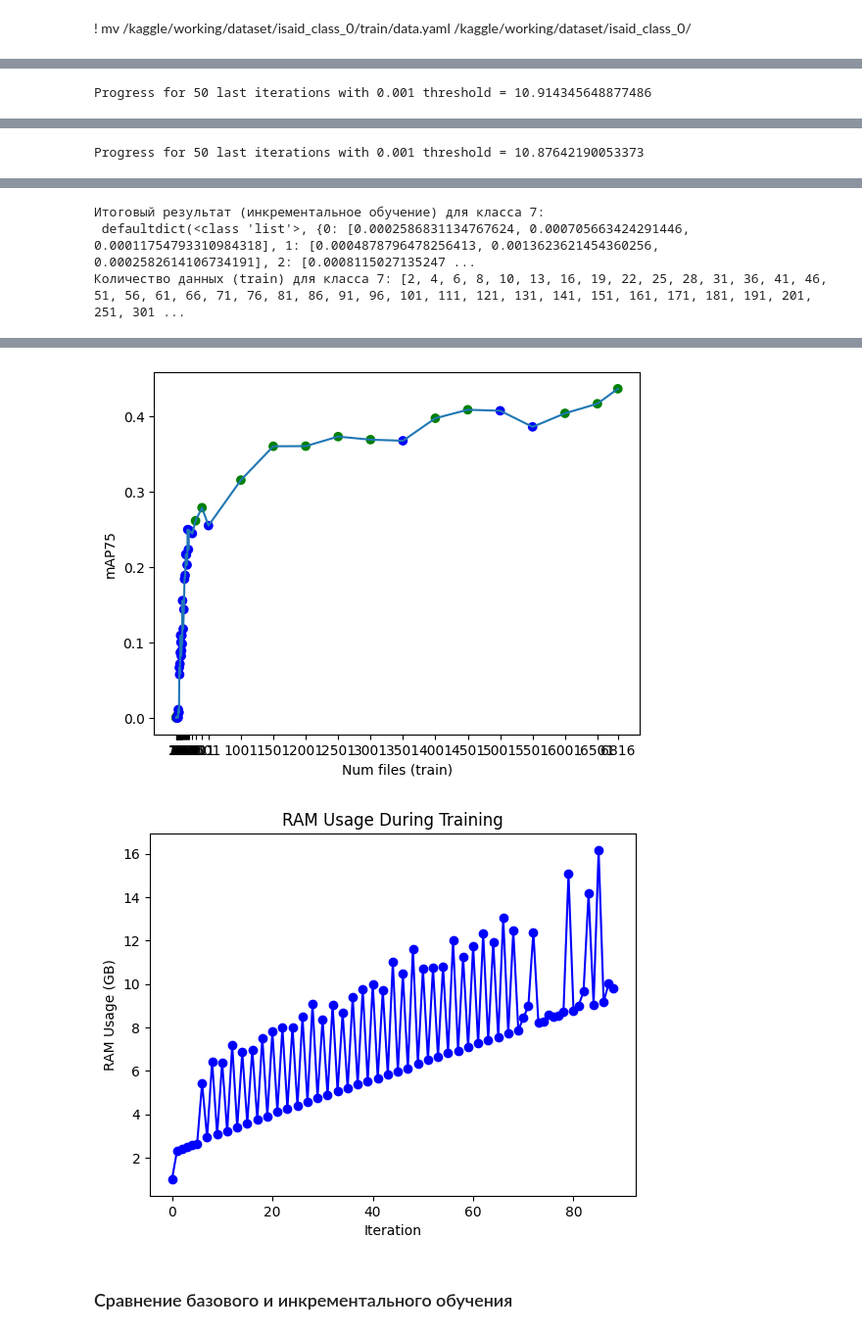
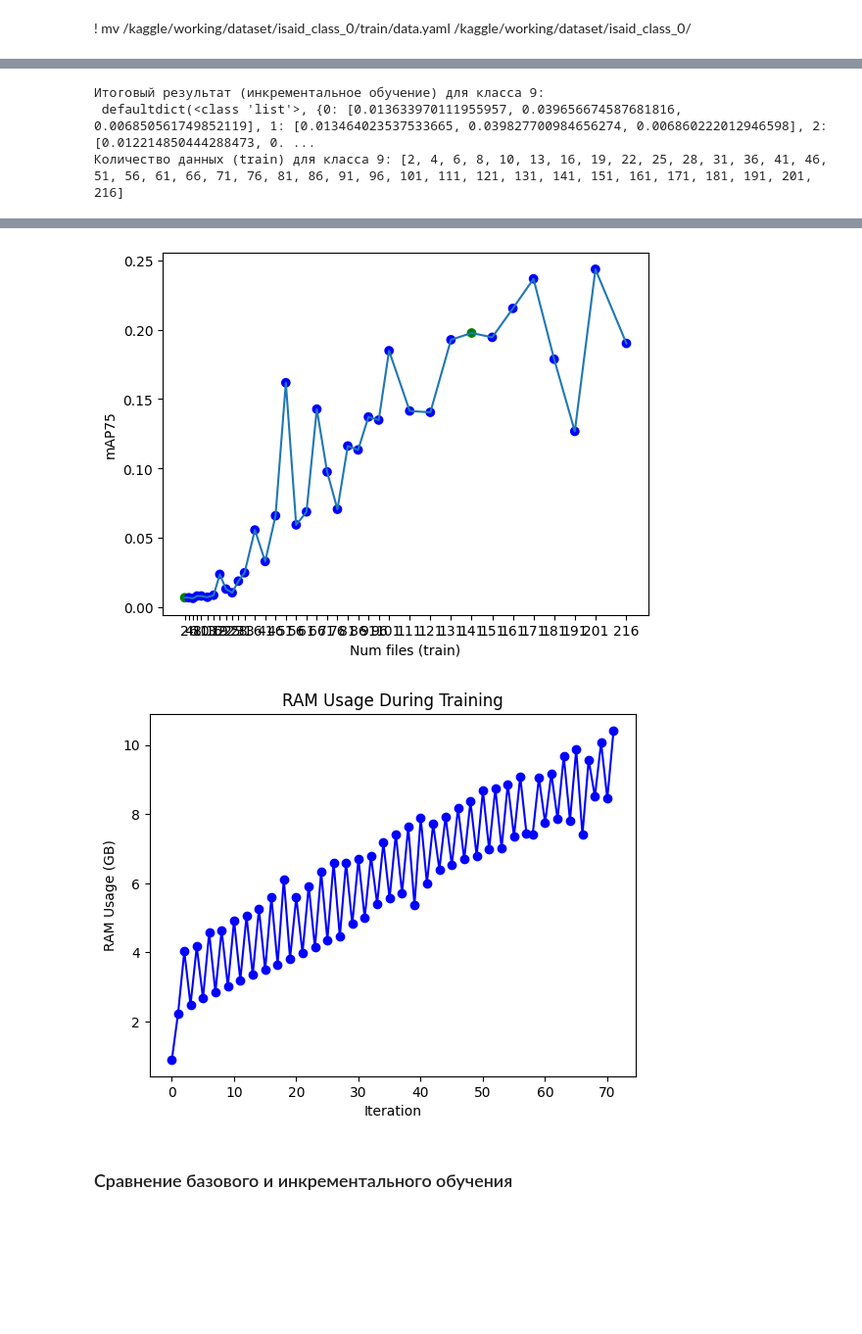
Before and after one commit to CTLab-ITMO/PTS-SP, a Jupyter notebook: yolov8.ipynb, the cells around one changed output, grey strips where cells are left out. Shown at 98% size. Cells and saved outputs as stored; diff of their text form; code cells hidden in the pictures; blank space fills up the shorter version.

Commit message:
Kaggle Notebook | yolov8 | Version 125

```diff
--- a/yolov8.ipynb
+++ b/yolov8.ipynb
@@ -875,7 +875,7 @@ class YoloModel:
 locale.getpreferredencoding = lambda: "UTF-8"
 
 PATH_TO_MODEL = "/kaggle/working/yolov8m-seg.pt"
-PATH_TO_YAML = "/kaggle/working/dataset/isaid_class_7/data.yaml"
+PATH_TO_YAML = "/kaggle/working/dataset/isaid_class_9/data.yaml"
 TRAIN_PERC = 0.8
 TEST_PERC = 0.1
 VAL_PERC = 0.1
@@ -898,7 +898,7 @@ exp_inc = YoloModel(PATH_TO_MODEL, PATH_TO_YAML, TRAIN_PERC, TEST_PERC, VAL_PERC
 # exp_inc.increm_learning(KEEP_PERC, ITERS, PIECE_PERC, FIB_FLAG, PREV_NUM, THRESHOLD)
 # exp_inc.plot_ram_usage()
 
-exp_inc.increm_learning_one_class('7', KEEP_PERC, ITERS, PIECE_PERC, FIB_FLAG, PREV_NUM, THRESHOLD)
+exp_inc.increm_learning_one_class('9', KEEP_PERC, ITERS, PIECE_PERC, FIB_FLAG, PREV_NUM, THRESHOLD)
 exp_inc.plot_ram_usage()
 # %% [output]
 Кол-во пустых файлов - 0
@@ -938 +938,3 @@ YOLOv8m-seg summary (fused): 245 layers, 27231069 parameters, 0 gradients, 110.0
-Progress for 50 last iterations with 0.001 threshold = 10.914345648877486
+Итоговый результат (инкрементальное обучение) для класса 9:
+ defaultdict(<class 'list'>, {0: [0.013633970111955957, 0.039656674587681816, 0.006850561749852119], 1: [0.013464023537533665, 0.039827700984656274, 0.006860222012946598], 2: [0.012214850444288473, 0. ...
+Количество данных (train) для класса 9: [2, 4, 6, 8, 10, 13, 16, 19, 22, 25, 28, 31, 36, 41, 46, 51, 56, 61, 66, 71, 76, 81, 86, 91, 96, 101, 111, 121, 131, 141, 151, 161, 171, 181, 191, 201, 216]
@@ -956 +940,0 @@ Speed: 0.2ms preprocess, 14.3ms inference, 0.0ms loss, 1.2ms postprocess per ima
-Progress for 50 last iterations with 0.001 threshold = 10.87642190053373
@@ -974,3 +940,0 @@ Speed: 0.2ms preprocess, 14.3ms inference, 0.0ms loss, 1.3ms postprocess per ima
-Итоговый результат (инкрементальное обучение) для класса 7:
- defaultdict(<class 'list'>, {0: [0.0002586831134767624, 0.000705663424291446, 0.00011754793310984318], 1: [0.0004878796478256413, 0.0013623621454360256, 0.0002582614106734191], 2: [0.0008115027135247 ...
-Количество данных (train) для класса 7: [2, 4, 6, 8, 10, 13, 16, 19, 22, 25, 28, 31, 36, 41, 46, 51, 56, 61, 66, 71, 76, 81, 86, 91, 96, 101, 111, 121, 131, 141, 151, 161, 171, 181, 191, 201, 251, 301 ...
@@ -979,5 +943,5 @@ Speed: 0.2ms preprocess, 14.3ms inference, 0.0ms loss, 1.3ms postprocess per ima
-[figure, old version]
+[figure, new version]
-[figure, old version]
+[figure, new version]
 # %% [markdown]
 ### Сравнение базового и инкрементального обучения
 # %% [markdown]
```
Also changed, not shown: parts of 4 cells of this notebook.
